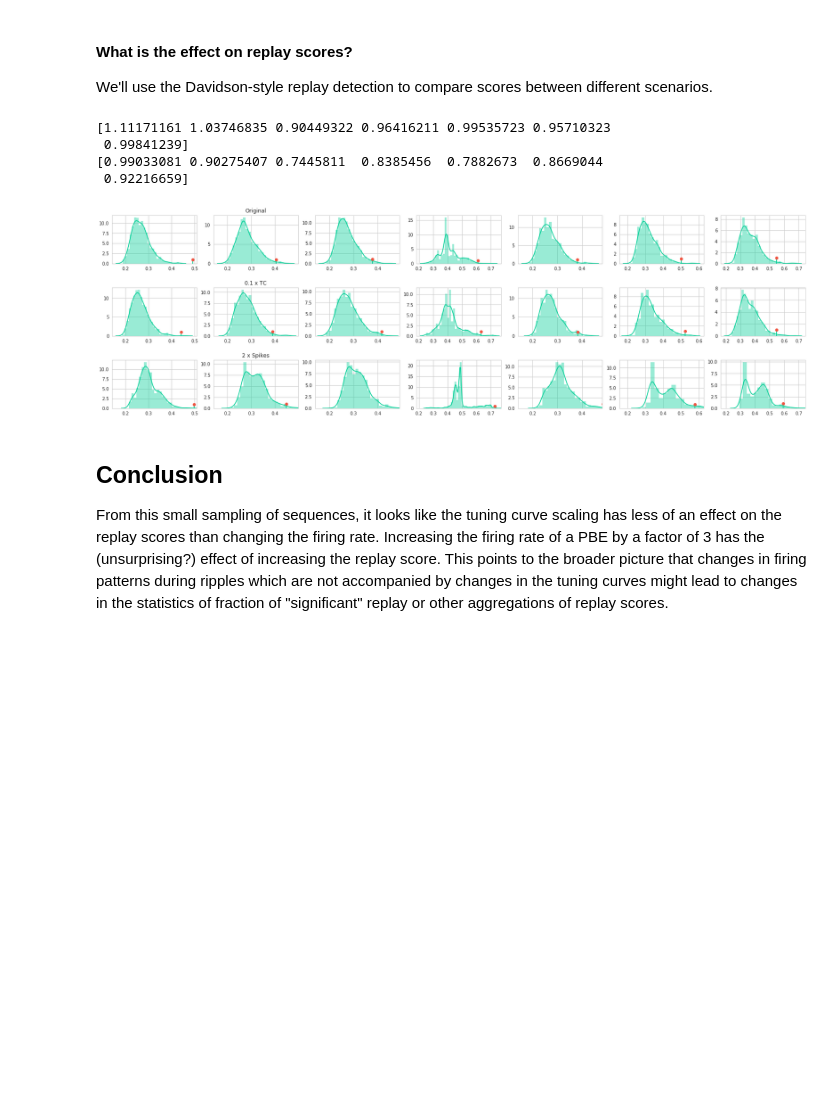
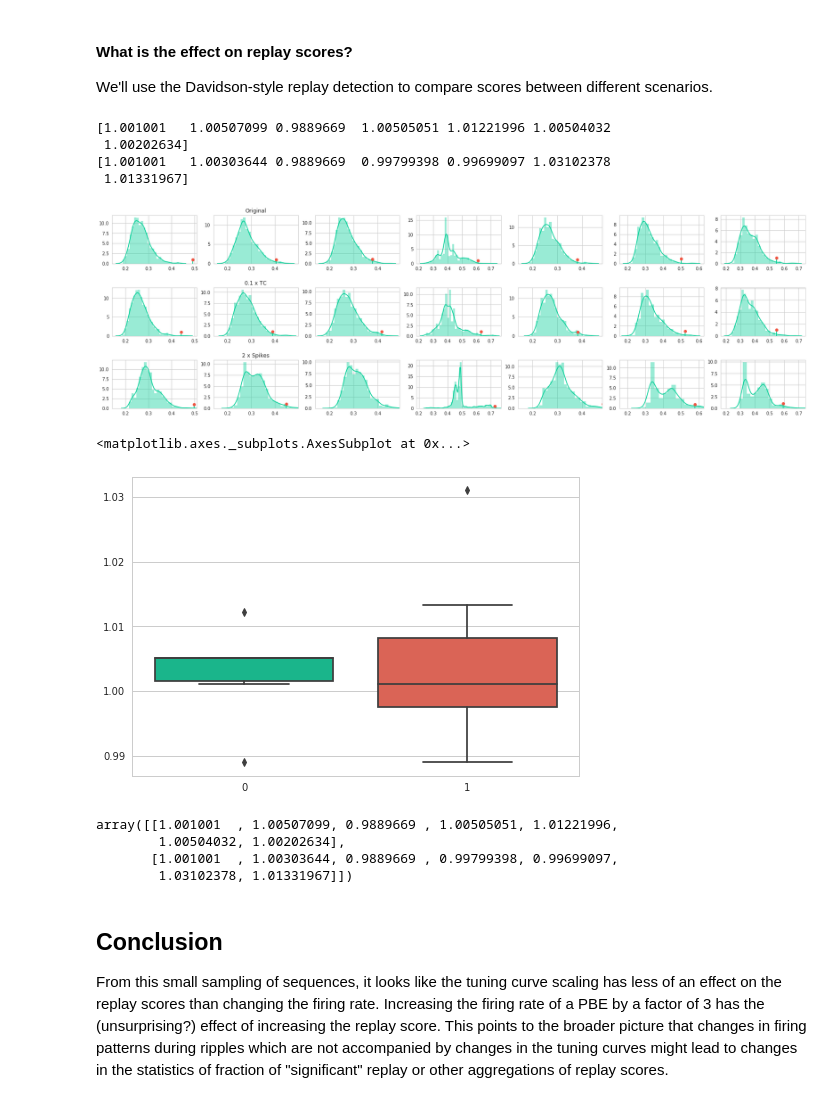
Before and after one commit to ckemere/InterestingNotebooks, a Jupyter notebook: Replay Scores and Tuning Curve Scaling.ipynb, the cells around one changed output. Saved outputs shown, nothing was run; the diff lists cells and outputs as text; code cells hidden in the pictures; blank space fills up the shorter version.

```diff
--- a/Replay Scores and Tuning Curve Scaling.ipynb
+++ b/Replay Scores and Tuning Curve Scaling.ipynb
@@ -264,15 +264,15 @@ We'll use the Davidson-style replay detection to compare scores between differen
 from nelpy import analysis
 
 scores1, shuffled_scores1, percentiles1 = \
-    nel.analysis.replay.score_Davidson_final_bst_fast(bst=bst[niceseq],
+    nel.analysis.replay.score_Davidson_final_bst_fast(bst=bst,
         tuningcurve=tc,w=3,n_shuffles=1000, n_samples=10000)
 # %%
 scores2, shuffled_scores2, percentiles2 = \
-    nel.analysis.replay.score_Davidson_final_bst_fast(bst=bst[niceseq],
+    nel.analysis.replay.score_Davidson_final_bst_fast(bst=bst,
         tuningcurve=tc2,w=3,n_shuffles=1000, n_samples=10000)
 # %%
 scores3, shuffled_scores3, percentiles3 = \
-    nel.analysis.replay.score_Davidson_final_bst_fast(bst=bst2[niceseq],
+    nel.analysis.replay.score_Davidson_final_bst_fast(bst=bst2,
         tuningcurve=tc,w=3,n_shuffles=1000, n_samples=10000)
 # %%
 import seaborn as sns
@@ -295,14 +295,26 @@ axs[1,1].set_title('0.1 x TC');
 axs[2,1].set_title('2 x Spikes');
 
 
-print(scores1/scores2)
-print(scores1/scores3)
+print(percentiles1/percentiles2)
+print(percentiles1/percentiles3)
 # %% [output]
-[1.11171161 1.03746835 0.90449322 0.96416211 0.99535723 0.95710323
- 0.99841239]
-[0.99033081 0.90275407 0.7445811  0.8385456  0.7882673  0.8669044
- 0.92216659]
+[1.001001   1.00507099 0.9889669  1.00505051 1.01221996 1.00504032
+ 1.00202634]
+[1.001001   1.00303644 0.9889669  0.99799398 0.99699097 1.03102378
+ 1.01331967]
 [figure]
+# %%
+sns.boxplot(data=np.vstack([percentiles1/percentiles2, percentiles1/percentiles3]).T)
+# %% [output]
+<matplotlib.axes._subplots.AxesSubplot at 0x...>
+[figure, added]
+# %%
+np.vstack([percentiles1/percentiles2, percentiles1/percentiles3])
+# %% [output]
+array([[1.001001  , 1.00507099, 0.9889669 , 1.00505051, 1.01221996,
+        1.00504032, 1.00202634],
+       [1.001001  , 1.00303644, 0.9889669 , 0.99799398, 0.99699097,
+        1.03102378, 1.01331967]])
 # %% [markdown]
 ## Conclusion
 
```
Also changed, not shown: parts of 1 cell of this notebook.
